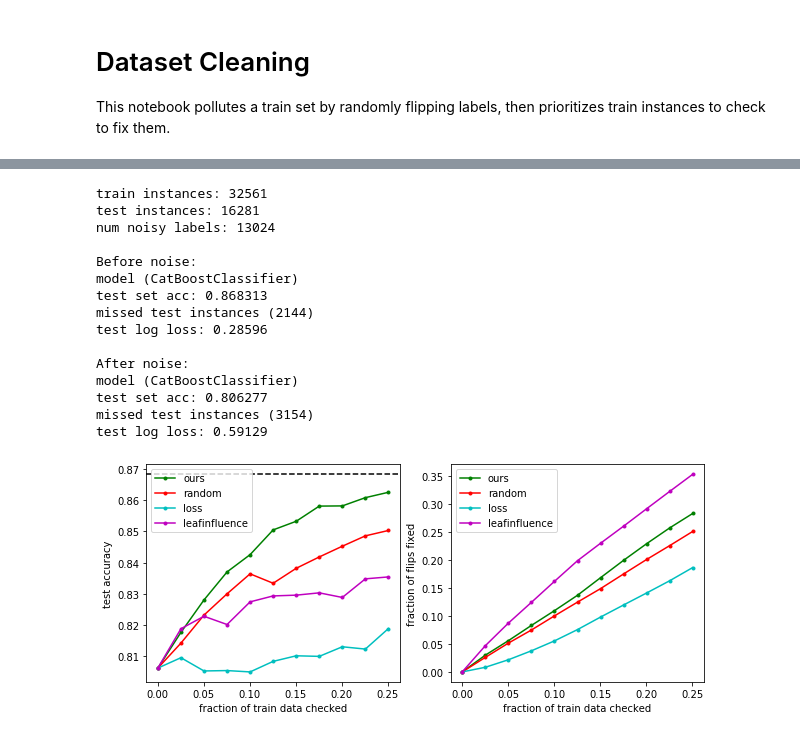
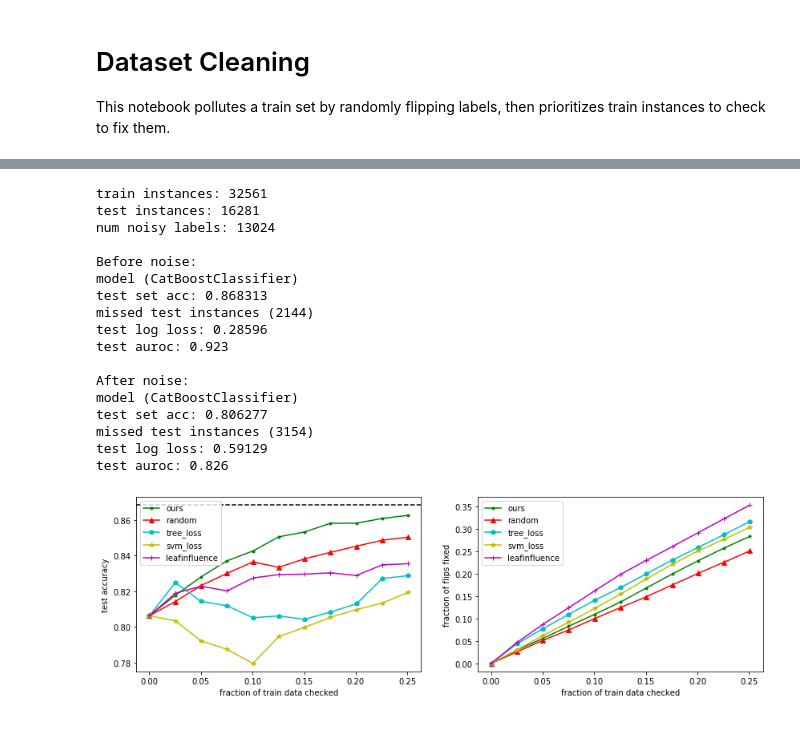
Before and after one commit to jjbrophy47/trex, a Jupyter notebook: experiments/notebooks/cleaning.ipynb, the cells around one changed output, grey strips where cells are left out. Drawn from its saved outputs; the diff is of its cells as text; code cells hidden in the pictures.

```diff
--- a/experiments/notebooks/cleaning.ipynb
+++ b/experiments/notebooks/cleaning.ipynb
@@ -32,21 +34,23 @@ test log loss: 0.55343
 # %%
 noise_detection(model_type='cb', encoding='tree_output', dataset='adult', n_estimators=100, random_state=1, inf_k=0,
-                data_dir=data_dir, svm_loss=False)
+                data_dir=data_dir, svm_loss=True)
 # %% [output]
 train instances: 32561
 test instances: 16281
 num noisy labels: 13024
 
 Before noise:
 model (CatBoostClassifier)
 test set acc: 0.868313
 missed test instances (2144)
 test log loss: 0.28596
+test auroc: 0.923
 
 After noise:
 model (CatBoostClassifier)
 test set acc: 0.806277
 missed test instances (3154)
 test log loss: 0.59129
+test auroc: 0.826
-[figure, old version]
+[figure, new version]
 # %%
```
Also changed, not shown: parts of 4 cells of this notebook, 18 other files.
